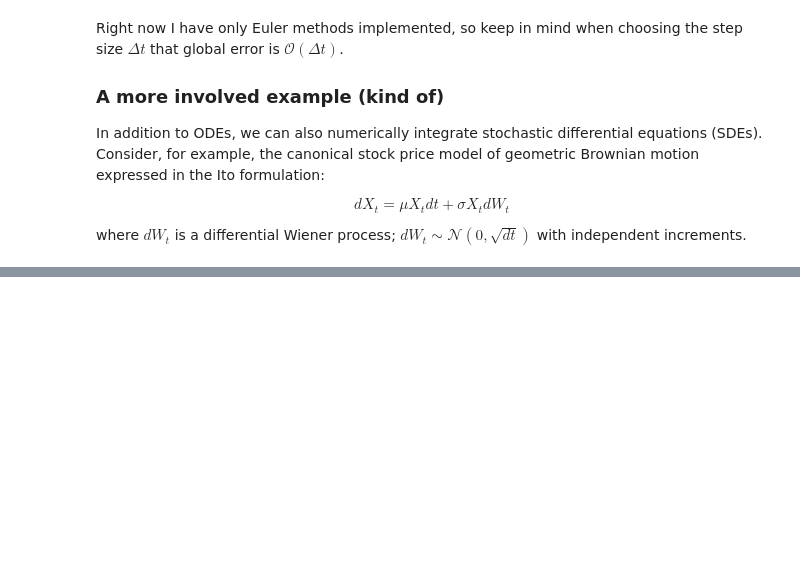
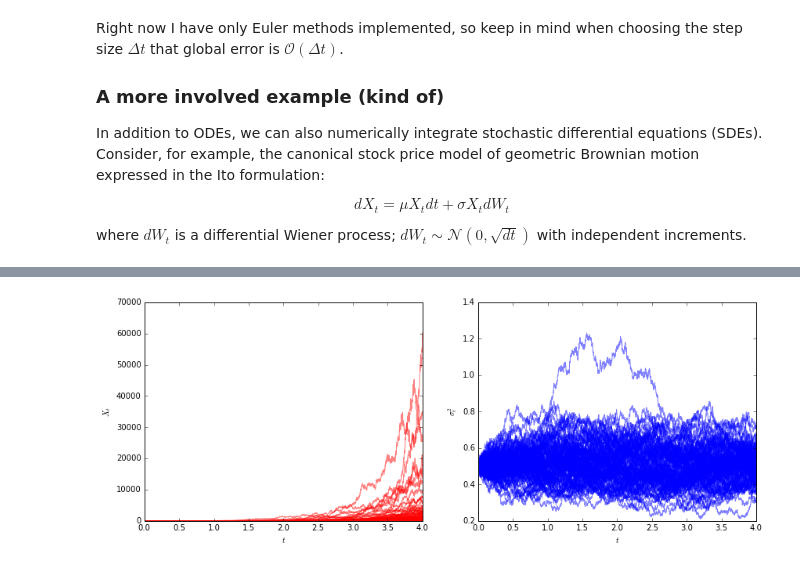
Before and after one commit to mvarnold/dynsys, a Jupyter notebook: examples.ipynb, the cells around one changed output, grey strips where cells are left out. Drawn from its saved outputs; the diff is of its cells as text; code cells hidden in the pictures; blank space fills up the shorter version.

```diff
--- a/examples.ipynb
+++ b/examples.ipynb
@@ -137,0 +151,31 @@ plt.show()
+# %%
+from stochastic_volatility import heston_model
+
+def standard_mu(x, t):
+    return 2. * x
+
+t0 = 0.
+T = 4.
+dt = 0.001
+x0 = [1., 0.5]  # x[0] = X, x[1] = sigma^2
+sigmabar = 0.5
+corr = 0.5
+vol_vol = 0.2
+
+standard_paths, time = heston_model(standard_mu, t0, T, dt, x0,
+                                   sigmabar=sigmabar, corr=corr,
+                                   vol_vol=vol_vol)
+
+# look at paths over time
+fig, axes = plt.subplots(1, 2, figsize=(14, 5))
+for path in standard_paths:
+    axes[0].plot(time, path[:, 0], 'r-', alpha=0.5)
+    axes[1].plot(time, path[:, 1], 'b-', alpha=0.5)
+
+axes[0].set_xlabel('$t$')
+axes[1].set_xlabel('$t$')
+axes[0].set_ylabel('$X_t$')
+axes[1].set_ylabel('$\sigma_t^2$')
+plt.show()
+# %% [output]
+[figure, added]
```
Also changed, not shown: parts of 4 cells of this notebook, 1 other file.
